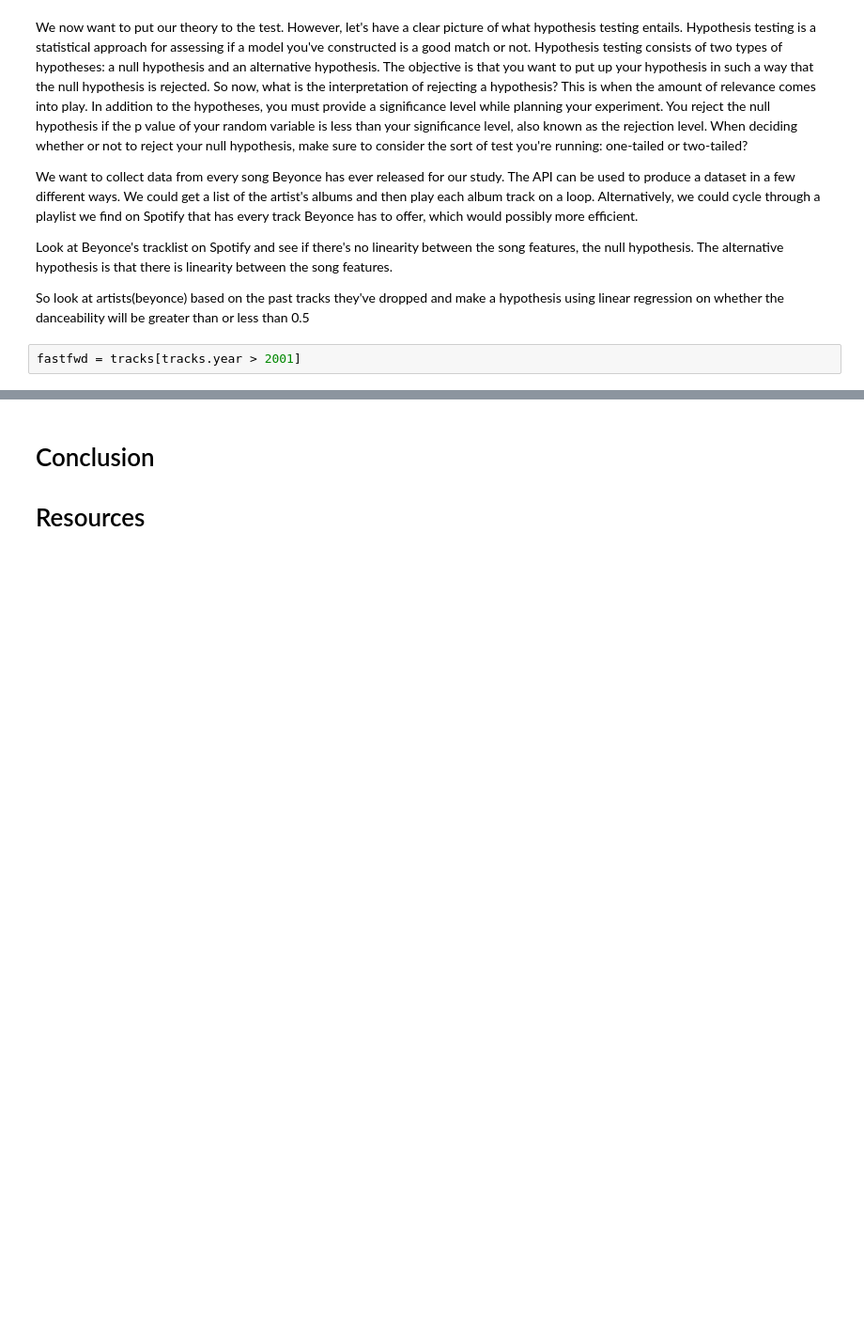
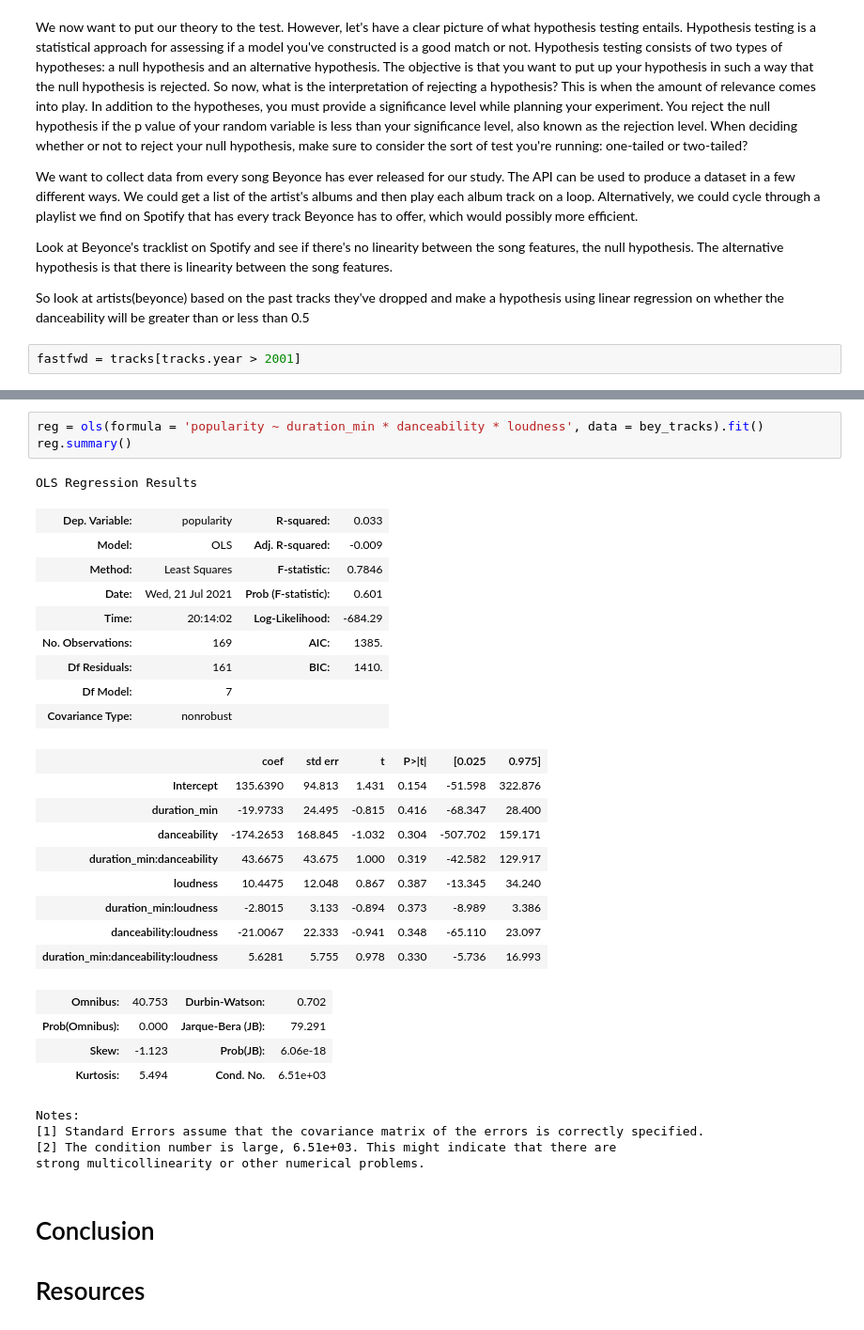
Before and after one commit to afaboro/CMSC320-FinalTutorial, a Jupyter notebook: CMSC320 - Data Science Tutorial.ipynb, the cells around one changed output, grey strips where cells are left out. Shown at 94% size. Cells and saved outputs as stored; diff of their text form; blank space fills up the shorter version.

```diff
--- a/CMSC320 - Data Science Tutorial.ipynb
+++ b/CMSC320 - Data Science Tutorial.ipynb
@@ -342,8 +413,8 @@ Alternatively, we could cycle through a playlist we find on Spotify that has ev
 Look at Beyonce's tracklist on Spotify and see if there's no linearity between the song features, the null hypothesis. The alternative hypothesis is that there is linearity between the song features.
 
 So look at artists(beyonce) based on the past tracks they've dropped and make a hypothesis using linear regression on whether the danceability will be greater than or less than 0.5
-# %%
-fastfwd = tracks[tracks.year > 2001]
+# %%
+fastfwd = tracks[tracks.year > 2001]
 # %%
 bey_tracks = pd.DataFrame()
 bey_tracks = fastfwd[fastfwd['artists'].apply(lambda x: 'Beyoncé' in x)]
@@ -355,6 +426,37 @@ bey_tracks.head()
 | 397990 | 1uVfUdVv0h9MWia3tdZo5G | Baby Boy (feat. Beyoncé ) | 60 | 4.111783 | 0 | [Sean Paul, Beyoncé] | ['3Isy6kedDrgPYoTS1dazA9', '6vWDO... | 2002 | 0.658 | ... |
 | 398085 | 3pxJuMLjNPtiC0fX8EHFlF | Me, Myself and I | 59 | 5.019550 | 0 | [Beyoncé] | ['6vWDO969PvNqNYHIOW5v0m'] | 2003 | 0.747 | ... |
 | 398266 | 0WqIKmW4BTrj3eJFmnCKMv | Crazy In Love (feat. Jay-Z) | 25 | 3.932217 | 0 | [Beyoncé, JAY-Z] | ['6vWDO969PvNqNYHIOW5v0m', '3nFkd... | 2003 | 0.664 | ... |
+# %%
+reg = ols(formula = 'popularity ~ duration_min * danceability * loudness', data = bey_tracks).fit()
+reg.summary()
+# %% [output]
+OLS Regression Results
+| Dep. Variable: | popularity | R-squared: | 0.033 |
+| Model: | OLS | Adj. R-squared: | -0.009 |
+| Method: | Least Squares | F-statistic: | 0.7846 |
+| Date: | Wed, 21 Jul 2021 | Prob (F-statistic): | 0.601 |
+| Time: | 20:14:02 | Log-Likelihood: | -684.29 |
+| No. Observations: | 169 | AIC: | 1385. |
+| Df Residuals: | 161 | BIC: | 1410. |
+| Df Model: | 7 |  |  |
+| Covariance Type: | nonrobust |  |  |
+|  | coef | std err | t | P>|t| | [0.025 | 0.975] |
+| Intercept | 135.6390 | 94.813 | 1.431 | 0.154 | -51.598 | 322.876 |
+| duration_min | -19.9733 | 24.495 | -0.815 | 0.416 | -68.347 | 28.400 |
+| danceability | -174.2653 | 168.845 | -1.032 | 0.304 | -507.702 | 159.171 |
+| duration_min:danceability | 43.6675 | 43.675 | 1.000 | 0.319 | -42.582 | 129.917 |
+| loudness | 10.4475 | 12.048 | 0.867 | 0.387 | -13.345 | 34.240 |
+| duration_min:loudness | -2.8015 | 3.133 | -0.894 | 0.373 | -8.989 | 3.386 |
+| danceability:loudness | -21.0067 | 22.333 | -0.941 | 0.348 | -65.110 | 23.097 |
+| duration_min:danceability:loudness | 5.6281 | 5.755 | 0.978 | 0.330 | -5.736 | 16.993 |
+| Omnibus: | 40.753 | Durbin-Watson: | 0.702 |
+| Prob(Omnibus): | 0.000 | Jarque-Bera (JB): | 79.291 |
+| Skew: | -1.123 | Prob(JB): | 6.06e-18 |
+| Kurtosis: | 5.494 | Cond. No. | 6.51e+03 |
+Notes:
+[1] Standard Errors assume that the covariance matrix of the errors is correctly specified.
+[2] The condition number is large, 6.51e+03. This might indicate that there are
+strong multicollinearity or other numerical problems.
 # %% [markdown]
 # Conclusion
 
```
Also changed, not shown: parts of 16 cells of this notebook, 1 other file.
